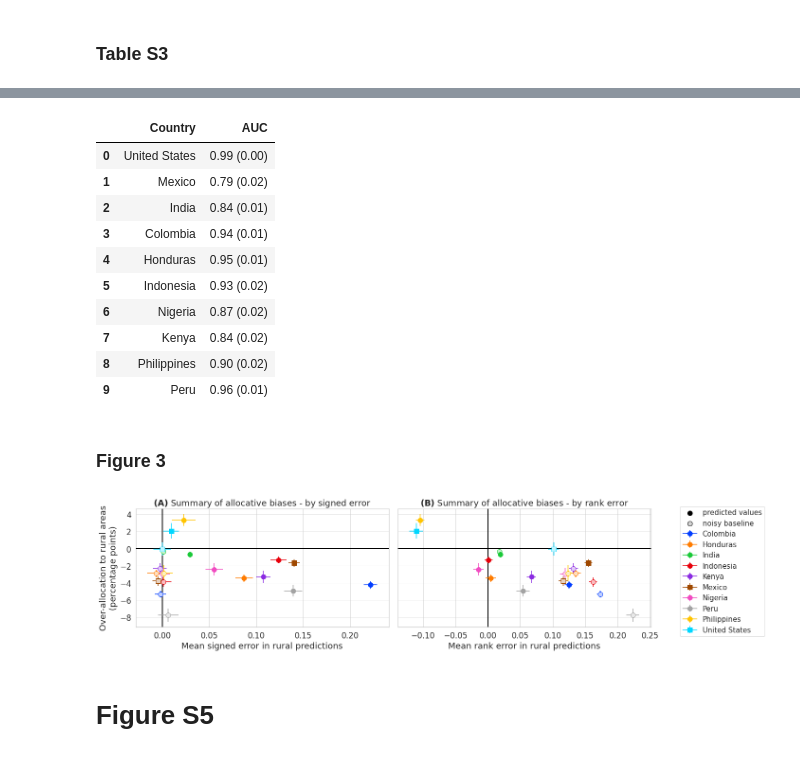
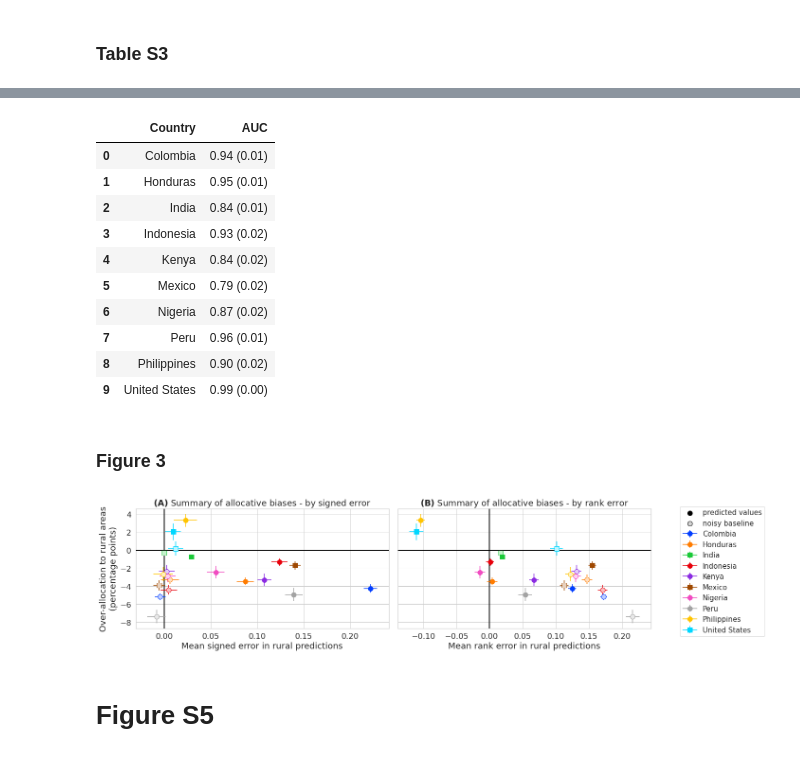
Before and after one commit to emilylaiken/satellite-fairness-replication, a Jupyter notebook: 4_results_figures_tables.ipynb, the cells around one changed output, grey strips where cells are left out. Drawn from its saved outputs; the diff is of its cells as text; code cells hidden in the pictures.

Commit message:
main figures replicate

```diff
--- a/4_results_figures_tables.ipynb
+++ b/4_results_figures_tables.ipynb
@@ -60,7 +60,7 @@ figure_path = '/home/em/fairness_figures_replication/'
 
 countries = [('us', 'FINCP', 'StatePUMA'),
              ('mexico', 'asset_index', 'municipality'),
-             ('india_condensed_regions_25_max_tiles_100', 'secc_cons_pc_combined', 'condensed_shrug_id'),
+             ('india', 'secc_cons_pc_combined', 'condensed_shrug_id'),
              ('dhs/colombia', 'wealth', 'cluster'),
              ('dhs/honduras', 'wealth', 'cluster'),
              ('dhs/indonesia', 'wealth', 'cluster'),
@@ -84,7 +84,7 @@ for country, poverty, _ in countries:
     sims = sims.rename({'yhat':'yhat_pov', 'y':'y_pov'}, axis=1).drop('Unnamed: 0', axis=1)
 
     # Read rural simulations, and to poverty simulations
-    sims_rural = pd.read_csv('/data/mosaiks/simulations_normalized/' + country + '/rural_' + spatial + '.csv')
+    sims_rural = pd.read_csv(fpath + country + '/rural_' + spatial + '.csv')
     sims['rural'] = sims_rural['y']
     sims['yhat_rural'] = sims_rural['yhat']
 
@@ -454,7 +454,7 @@ plt.tight_layout()
 # %%
 country_order = ['Colombia', 'Honduras', 'India', 'Indonesia', 'Kenya', 'Mexico', 'Nigeria', 'Peru',
                 'Philippines', 'US']
-country_code_order = ['dhs/colombia', 'dhs/honduras', 'india_condensed_regions_25_max_tiles_100',
+country_code_order = ['dhs/colombia', 'dhs/honduras', 'india',
                       'dhs/indonesia', 'dhs/kenya', 'mexico', 'dhs/nigeria', 'dhs/peru', 'dhs/philippines', 'us']
 # %%
 # Create figure
@@ -517,6 +517,6 @@ summary_stats
 # %%
 spatial = 'no_spatial'
-fpath = '/data/mosaiks/simulations_normalized/'
+fpath = '/data/mosaiks/replication/simulations/'
 
 summary_stats = []
 for country, _, _ in countries:
@@ -541,16 +541,16 @@ summary_stats.columns = ['Country', 'AUC']
 summary_stats
 # %% [output]
 |  | Country | AUC |
-| 0 | United States | 0.99 (0.00) |
-| 1 | Mexico | 0.79 (0.02) |
+| 0 | Colombia | 0.94 (0.01) |
+| 1 | Honduras | 0.95 (0.01) |
 | 2 | India | 0.84 (0.01) |
-| 3 | Colombia | 0.94 (0.01) |
-| 4 | Honduras | 0.95 (0.01) |
-| 5 | Indonesia | 0.93 (0.02) |
+| 3 | Indonesia | 0.93 (0.02) |
+| 4 | Kenya | 0.84 (0.02) |
+| 5 | Mexico | 0.79 (0.02) |
 | 6 | Nigeria | 0.87 (0.02) |
-| 7 | Kenya | 0.84 (0.02) |
+| 7 | Peru | 0.96 (0.01) |
 | 8 | Philippines | 0.90 (0.02) |
-| 9 | Peru | 0.96 (0.01) |
+| 9 | United States | 0.99 (0.00) |
 # %% [markdown]
 ### Figure 3
 # %%
@@ -561,7 +561,7 @@ colors = sns.color_palette("bright")
 rural_mses, rural_mres, alloc_difs = [], [], []
 for c, country in enumerate(country_code_order):
     for i in [1, 0]:
-        marker = 's' if country in ['us', 'mexico'] else 'o'
+        marker = 's' if country in ['us', 'mexico', 'india'] else 'o'
         results_all = all_runs[country]
         results = [result[i] for result in results_all]
         rural_mse = np.mean([val['mae_above'] for val in results])
@@ -597,34 +597,34 @@ xlim, ylim = ax[-1].get_xlim(), ax[-1].get_ylim()
 
 ax[-1].scatter([-100], [100],
                s=100,
                 color='black',
                 label=f'predicted values')
 ax[-1].scatter([-100], [100],
                s=100,
                     color='lightgrey',
                     edgecolor='black',
                     label=f'noisy baseline')
 ax[-1].set_xlim(xlim)
 ax[-1].set_ylim(ylim)
 
 ax[0].set_ylabel('Over-allocation to rural areas\n(percentage points)')
 #ax[1].set_ylabel('Over-allocation to rural areas\n(percentage points)')
 ax[0].set_xlabel('Mean signed error in rural predictions')
 ax[1].set_xlabel('Mean rank error in rural predictions')
 ax[0].axhline(0, color='black', linewidth=2, zorder=10)
 ax[0].axvline(0, color='black', linewidth=2, zorder=10)
 ax[1].axhline(0, color='black', linewidth=2, zorder=10)
 ax[1].axvline(0, color='black', linewidth=2, zorder=10)
 ax[1].legend(bbox_to_anchor=(1.1, 1.05), fontsize='small')
 ax[0].set_title(r"$\bf{(A)}$ Summary of allocative biases - by signed error")
 ax[1].set_title(r"$\bf(B)}$ Summary of allocative biases - by rank error")
 
 
 plt.tight_layout()
 #plt.savefig(f'{figure_path}/Figure3.png')
 plt.show()
 # %% [output]
-[figure, old version]
+[figure, new version]
 # %% [markdown]
 # Figure S5
 # %%
```
Also changed, not shown: parts of 9 cells of this notebook.
